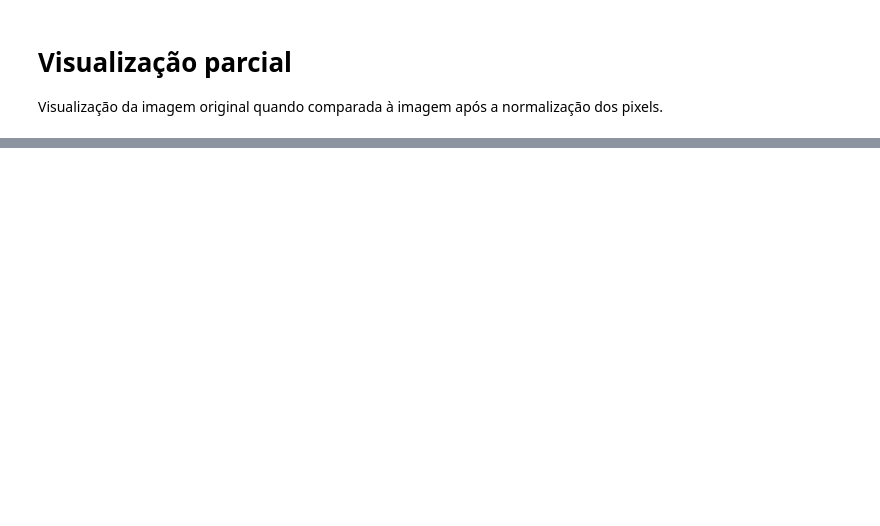
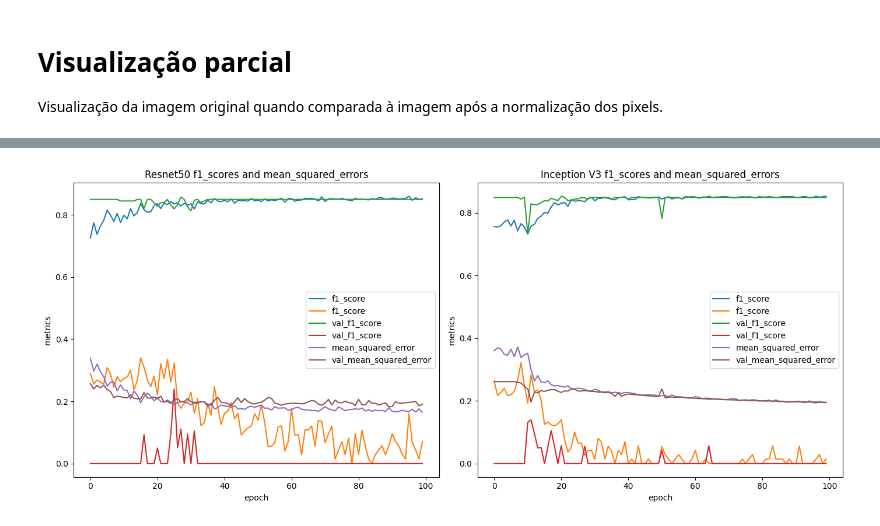
Before and after one commit to Pecximenes/glaucoma-detection-ml, a Jupyter notebook: trabalho-final-nia.ipynb, the cells around one changed output, grey strips where cells are left out. Saved outputs shown, nothing was run; the diff lists cells and outputs as text; code cells hidden in the pictures; blank space fills up the shorter version.

```diff
--- a/trabalho-final-nia.ipynb
+++ b/trabalho-final-nia.ipynb
@@ -156,7 +198,7 @@ resnet50_model = build_model(base_model_1,
                                       num_classes = len(class_list))
 
 adam = Adam(learning_rate = 0.00001)
-resnet50_model.compile(adam, loss="binary_crossentropy", metrics=["accuracy", metrics.mean_squared_error, metrics.F1Score])
+resnet50_model.compile(adam, loss="binary_crossentropy", metrics=["accuracy", metrics.mean_squared_error, metrics.F1Score, metrics.Recall, metrics.Precision, metrics.FalseNegatives, metrics.FalsePositives])
 
 filepath = "./checkpoints" + "RestNet50" + "_model_weights.keras"
 checkpoint = keras.callbacks.ModelCheckpoint(filepath, monitor = ["acc"], verbose= 1, mode = "max")
@@ -178,0 +288,4 @@ pyplot.show()
+# %%
+#Treinamento
+history_2 = inception_model.fit(train_generator_2, epochs = NUM_EPOCHS, steps_per_epoch = 100,
+                                       shuffle = True, validation_data = test_generator_2)
@@ -178,0 +346,29 @@ pyplot.show()
+# %%
+# Create side-by-side subplots
+fig, (ax1, ax2) = plt.subplots(1, 2, figsize=(14, 6))
+
+# f1_score resnet50 history
+ax1.plot(history.history['f1_score'])
+ax1.plot(history.history['val_f1_score'])
+ax1.plot(history.history['mean_squared_error'])
+ax1.plot(history.history['val_mean_squared_error'])
+ax1.set_title('Resnet50 f1_scores and mean_squared_errors')
+ax1.set_ylabel('metrics')
+ax1.set_xlabel('epoch')
+ax1.legend(['f1_score', 'f1_score', 'val_f1_score', 'val_f1_score', 'mean_squared_error', 'val_mean_squared_error'], loc='center right')
+
+# f1_score inception v3 history
+ax2.plot(history_2.history['f1_score'])
+ax2.plot(history_2.history['val_f1_score'])
+ax2.plot(history_2.history['mean_squared_error'])
+ax2.plot(history_2.history['val_mean_squared_error'])
+ax2.set_title('Inception V3 f1_scores and mean_squared_errors')
+ax2.set_ylabel('metrics')
+ax2.set_xlabel('epoch')
+ax2.legend(['f1_score', 'f1_score', 'val_f1_score', 'val_f1_score', 'mean_squared_error', 'val_mean_squared_error'], loc='center right')
+
+# Show the plots
+plt.tight_layout()
+plt.show()
+# %% [output]
+[figure, added]
```
Also changed, not shown: parts of 12 cells of this notebook.
